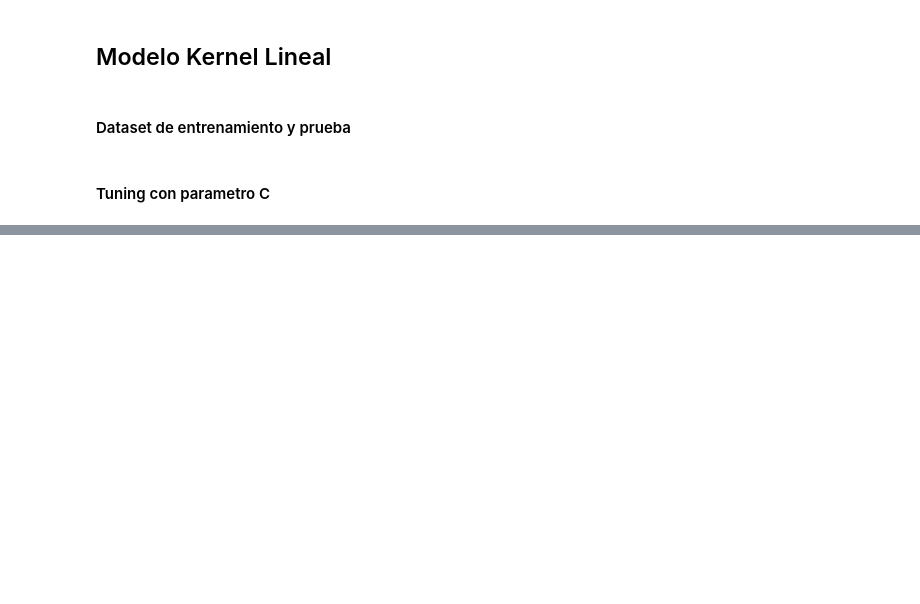
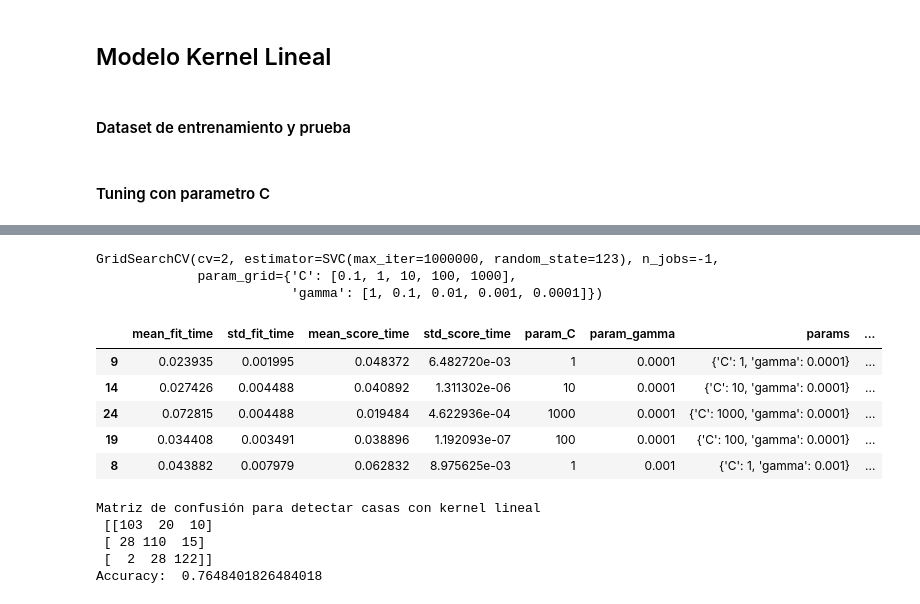
Before and after one commit to JJHH06/SVM_houses, a Jupyter notebook: SVM.ipynb, the cells around one changed output, grey strips where cells are left out. Cells and saved outputs as stored; diff of their text form; code cells hidden in the pictures; blank space fills up the shorter version.

```diff
--- a/SVM.ipynb
+++ b/SVM.ipynb
@@ -168,0 +205,3 @@ cv_results.head()
+# %%
+modelo_svm = SVC(kernel='rbf', max_iter=1000000, random_state=123)
+modelo_svm.get_params()
@@ -168,0 +224,18 @@ cv_results.head()
+# %%
+param_grid = {'C': [0.1, 1, 10, 100, 1000], 'gamma': [1, 0.1, 0.01, 0.001, 0.0001]}
+model_grid_search = GridSearchCV(modelo_svm, param_grid, cv=2,n_jobs=-1)
+model_grid_search.fit(X_train, y_train)
+# %% [output]
+GridSearchCV(cv=2, estimator=SVC(max_iter=1000000, random_state=123), n_jobs=-1,
+             param_grid={'C': [0.1, 1, 10, 100, 1000],
+                         'gamma': [1, 0.1, 0.01, 0.001, 0.0001]})
+# %%
+cv_results = pd.DataFrame(model_grid_search.cv_results_).sort_values(by='mean_test_score', ascending=False)
+cv_results.head()
+# %% [output]
+|  | mean_fit_time | std_fit_time | mean_score_time | std_score_time | param_C | param_gamma | params | ... |
+| 9 | 0.023935 | 0.001995 | 0.048372 | 6.482720e-03 | 1 | 0.0001 | {'C': 1, 'gamma': 0.0001} | ... |
+| 14 | 0.027426 | 0.004488 | 0.040892 | 1.311302e-06 | 10 | 0.0001 | {'C': 10, 'gamma': 0.0001} | ... |
+| 24 | 0.072815 | 0.004488 | 0.019484 | 4.622936e-04 | 1000 | 0.0001 | {'C': 1000, 'gamma': 0.0001} | ... |
+| 19 | 0.034408 | 0.003491 | 0.038896 | 1.192093e-07 | 100 | 0.0001 | {'C': 100, 'gamma': 0.0001} | ... |
+| 8 | 0.043882 | 0.007979 | 0.062832 | 8.975625e-03 | 1 | 0.001 | {'C': 1, 'gamma': 0.001} | ... |
@@ -168,0 +245,13 @@ cv_results.head()
+# %%
+accuracy=accuracy_score(y_test,y_pred)
+precision =precision_score(y_test, y_pred,average='micro')
+recall =  recall_score(y_test, y_pred,average='micro')
+f1 = f1_score(y_test,y_pred,average='micro')
+print('Matriz de confusión para detectar casas con kernel lineal\n',cm)
+print('Accuracy: ',accuracy)
+# %% [output]
+Matriz de confusión para detectar casas con kernel lineal
+ [[103  20  10]
+ [ 28 110  15]
+ [  2  28 122]]
+Accuracy:  0.7648401826484018
```
Also changed, not shown: parts of 16 cells of this notebook.
